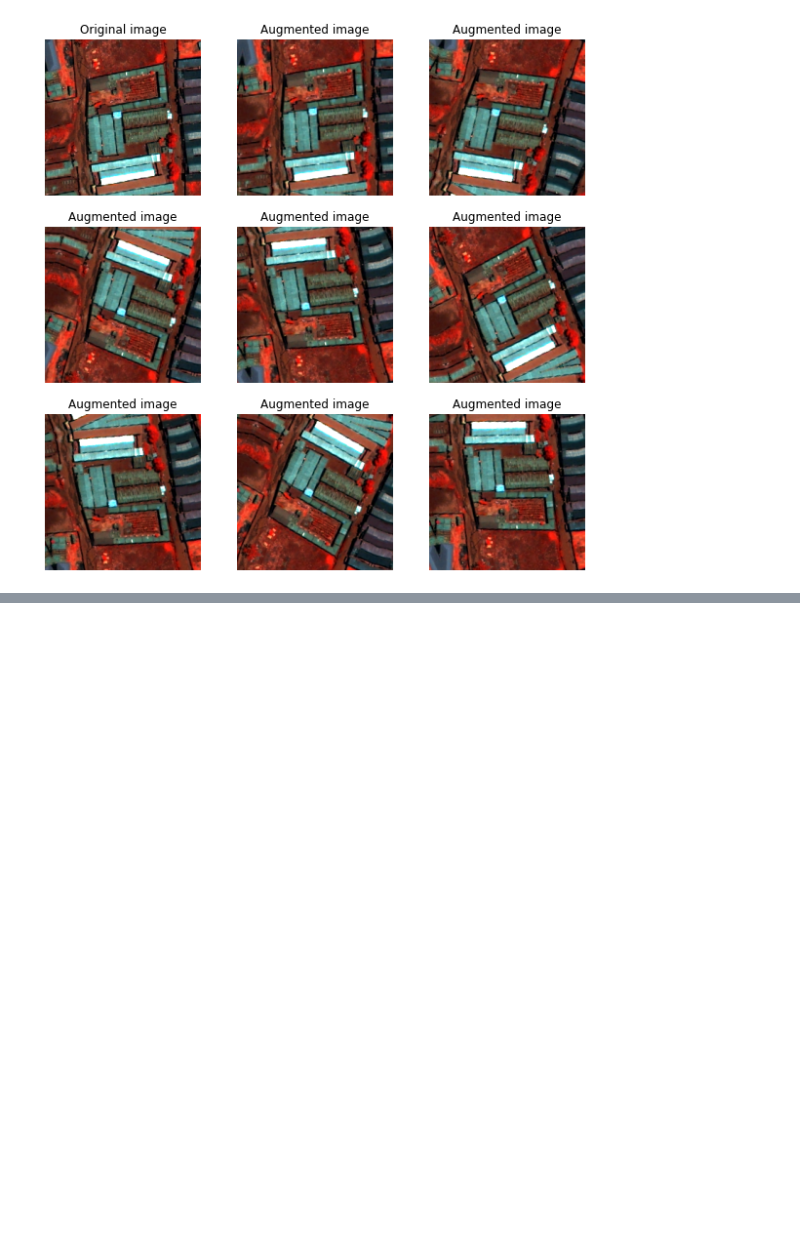
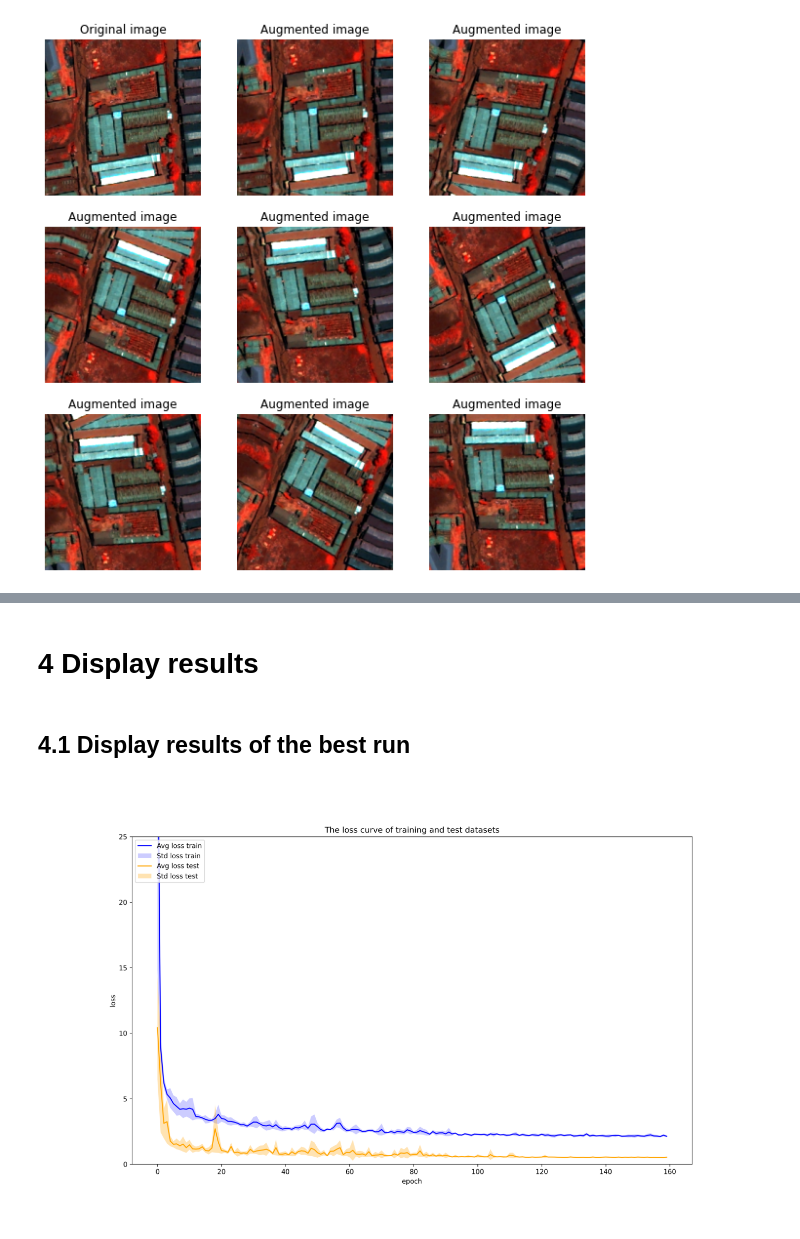
Before and after one commit to tgrippa/Partimap, a Jupyter notebook: Notebooks/CNN_model_DenseNet121.ipynb, the cells around one changed output, grey strips where cells are left out. Cells and saved outputs as stored; diff of their text form; code cells hidden in the pictures; blank space fills up the shorter version.

Commit message:
updated version of the DenseNet121 notebook with multirun and kfold cv

```diff
--- a/Notebooks/CNN_model_DenseNet121.ipynb
+++ b/Notebooks/CNN_model_DenseNet121.ipynb
@@ -135,8 +134,11 @@ experiment_id = 2
 # %%
 # Define working path
 root = "/home/tgrippa/PARTIMAP_processing"
-data_path = os.path.join(root, "data")
-output_path = os.path.join(root, "output_exp_%s" %experiment_id)
+#data_path = os.path.join(root, "data_p3_outliers_7030")
+#data_path = os.path.join(root, "data_p3_outliers_8020")
+#data_path = os.path.join(root, "data_p3_outliers_9010")
+data_path = os.path.join(root, "data_p3_outliers_kfold10")
+output_path = os.path.join(root, "output_VGG_exp_%s" %experiment_id)
 model_path = os.path.join(output_path, "model")
 results_path = os.path.join(output_path, "results")
 # %%
@@ -158 +189,13 @@ with h5py.File(os.path.join(data_path,"RGNIR_224.hdf5"), mode="r") as f:
+# %%
+# Random selection
+plt.rcParams["figure.facecolor"] = 'w'
+plt.figure(figsize=(15, 15))
+for i in range(3):
+    rd_img = np.random.randint(1,500)
+    ax = plt.subplot(1, 3, i + 1)
+    plt.imshow(Norma_Xpercentile(stack[rd_img,:,:,:]))
+    plt.axis("off")
+    plt.title("Random indx: %s\nPARTIMAP ID: %s\nTrueSkill-score: %0.3f" %(rd_img,photo_id[rd_img],scores[rd_img]))
+#plt.subplots_adjust(hspace=0.001)
+plt.tight_layout()
 # %% [markdown]
@@ -381,0 +603,11 @@ plot_pred_test(y_test, y_pred_test, R2_test, rmse_test, mae_test, save_path=os.p
+# %%
+# Define hyperparameter
+bsize = 128
+nb_epochs = 200
+early_patience = 50
+reduceplateau = 20
+nb_multirun = 5
+lr_ft2 = 1e-4
+# %%
+multirun_dir = os.path.join(output_path,"results_mutlirun_%sepochs_%sbsize_Early%s" %(nb_epochs,bsize,early_patience))
+mutlirun_instance = mutli_run(idx_train, idx_val, lr_ft2, early_patience, reduceplateau, bsize, nb_epochs, datagen, multirun_dir)
@@ -381,0 +658,12 @@ plot_pred_test(y_test, y_pred_test, R2_test, rmse_test, mae_test, save_path=os.p
+# %% [markdown]
+# 4 Display results
+# %% [markdown]
+## 4.1 Display results of the best run
+# %%
+img = mpimg.imread(glob.glob(os.path.join(multirun_dir,'multirun_plot*.png'))[0])
+plt.figure(figsize = (25,25))
+plt.axis("off")
+plt.imshow(img)
+plt.show()
+# %% [output]
+[figure, added]
```
Also changed, not shown: parts of 58 cells of this notebook.
